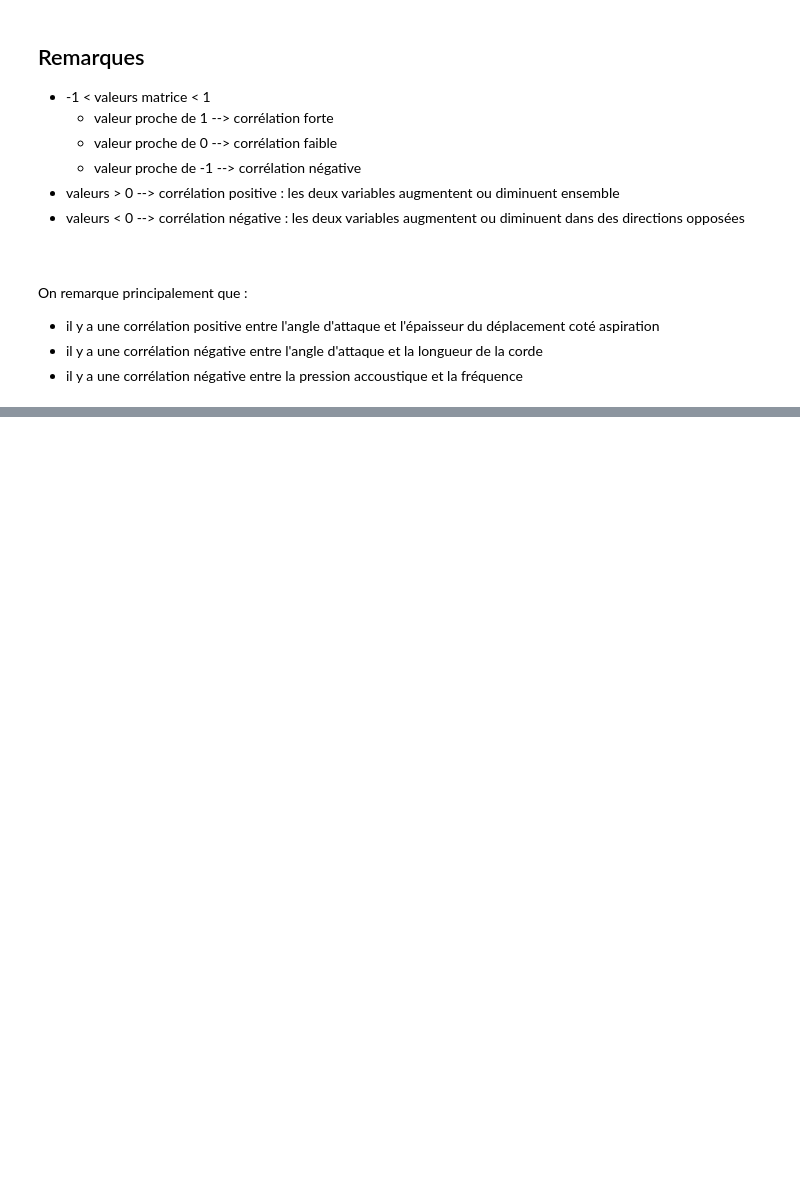
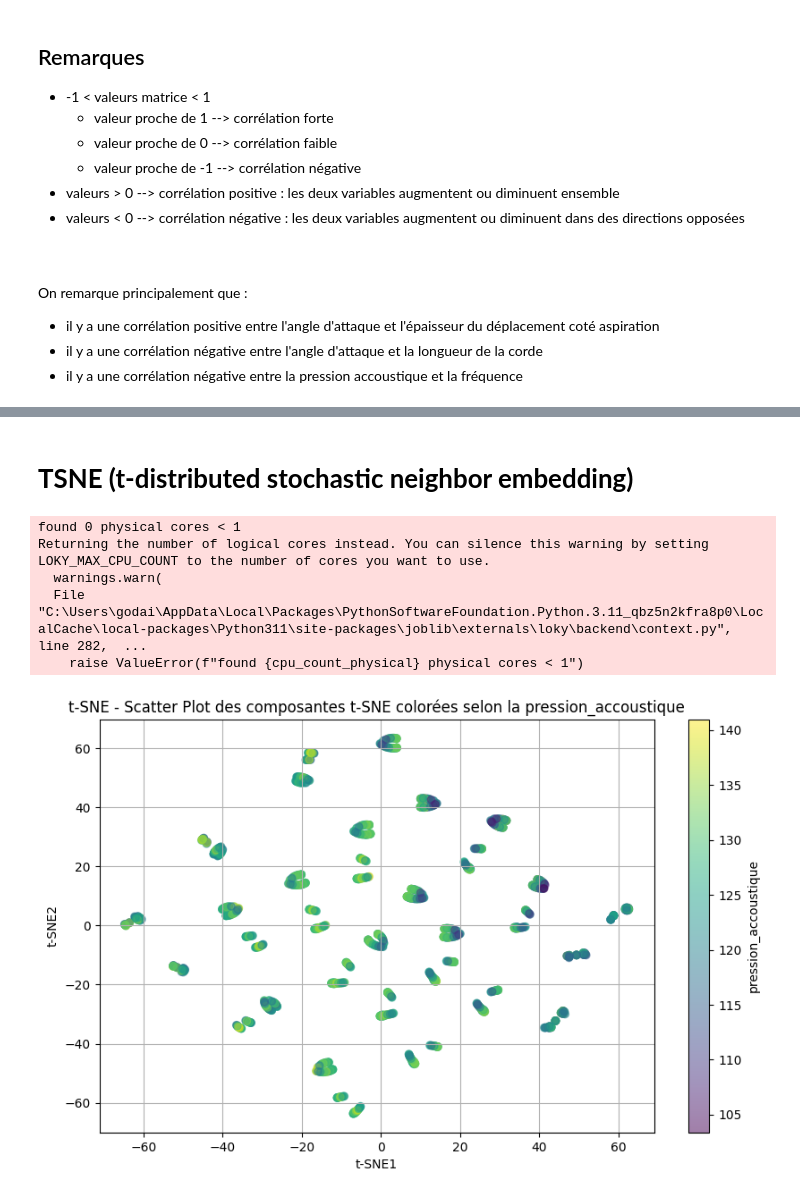
Before and after one commit to giuliana-fabrizio/Prediction_pression_accoustique, a Jupyter notebook: Projet_du_niveau_de_pression_acoustique.ipynb, the cells around one changed output, grey strips where cells are left out. Saved outputs shown, nothing was run; the diff lists cells and outputs as text; code cells hidden in the pictures; blank space fills up the shorter version.

```diff
--- a/Projet_du_niveau_de_pression_acoustique.ipynb
+++ b/Projet_du_niveau_de_pression_acoustique.ipynb
@@ -214,0 +263,24 @@ On remarque principalement que :
+# %% [markdown]
+# **TSNE (t-distributed stochastic neighbor embedding)**
+# %%
+tsne = TSNE(n_components=n_components, perplexity=25, random_state=42)
+tsne_components = tsne.fit_transform(preprocessed_data)
+
+tsne_df = pd.DataFrame(data=tsne_components, columns=["t-SNE1", "t-SNE2"])
+
+# graph
+plt.figure(figsize=(10, 6))
+plt.scatter(tsne_df["t-SNE1"], tsne_df["t-SNE2"], c=target, alpha=0.5)
+plt.xlabel("t-SNE1")
+plt.ylabel("t-SNE2")
+plt.title(f"t-SNE - Scatter Plot des composantes t-SNE colorées selon la {target.name}")
+plt.colorbar(label=f'{target.name}')
+plt.grid()
+plt.show()
+# %% [output]
+found 0 physical cores < 1
+Returning the number of logical cores instead. You can silence this warning by setting LOKY_MAX_CPU_COUNT to the number of cores you want to use.
+  warnings.warn(
+  File "C:\Users\godai\AppData\Local\Packages\PythonSoftwareFoundation.Python.3.11_qbz5n2kfra8p0\LocalCache\local-packages\Python311\site-packages\joblib\externals\loky\backend\context.py", line 282,  ...
+    raise ValueError(f"found {cpu_count_physical} physical cores < 1")
+[figure, added]
```
Also changed, not shown: parts of 16 cells of this notebook.
